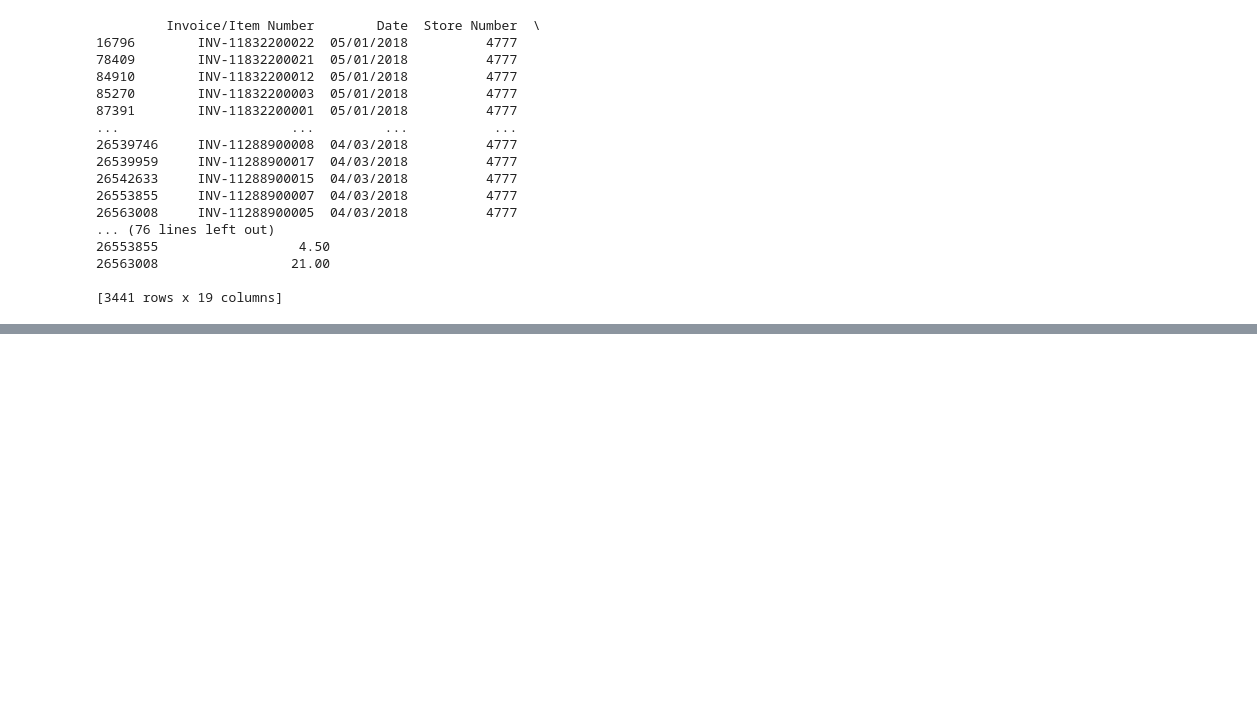
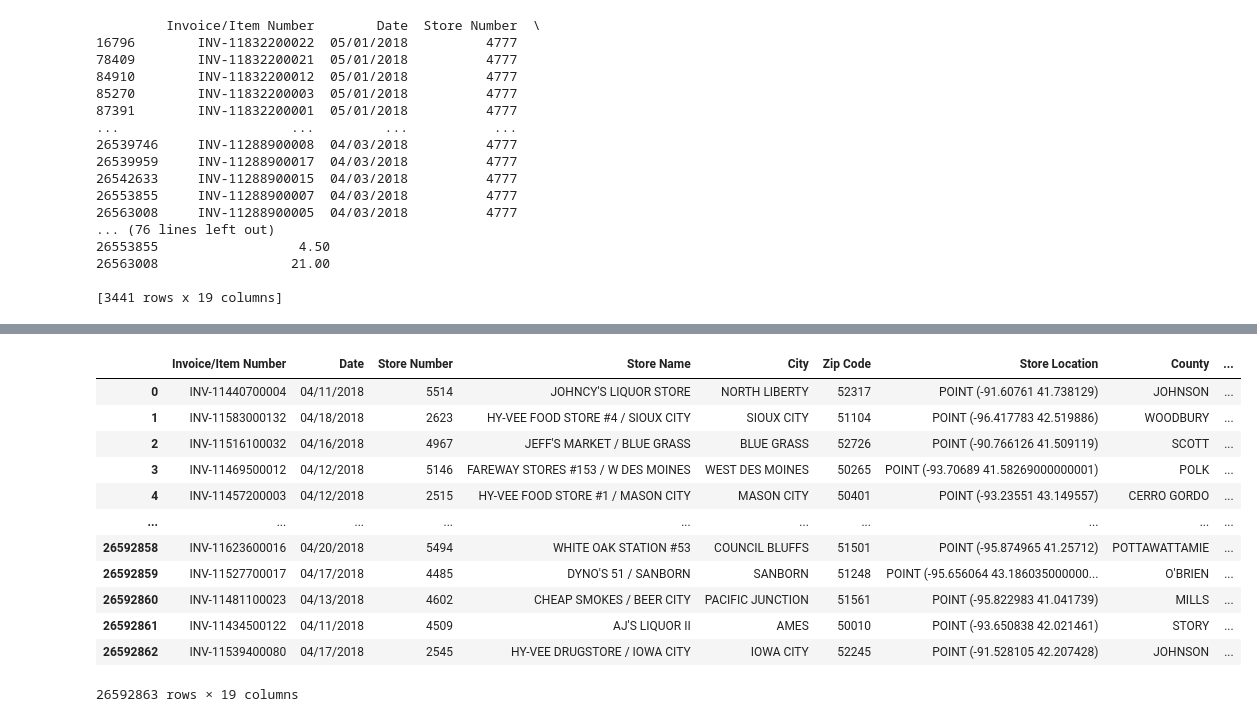
Before and after one commit to antrodtx/Iowa_liquor_Sales, a Jupyter notebook: IOWA_PROJECT.ipynb, the cells around one changed output, grey strips where cells are left out. Drawn from its saved outputs; the diff is of its cells as text; code cells hidden in the pictures; blank space fills up the shorter version.

```diff
--- a/IOWA_PROJECT.ipynb
+++ b/IOWA_PROJECT.ipynb
@@ -364,0 +161,17 @@ NameError: name 'iowa2' is not defined
+# %%
+iowa3 = iowa1
+iowa3
+# %% [output]
+|  | Invoice/Item Number | Date | Store Number | Store Name | City | Zip Code | Store Location | County | ... |
+| 0 | INV-11440700004 | 04/11/2018 | 5514 | JOHNCY'S LIQUOR STORE | NORTH LIBERTY | 52317 | POINT (-91.60761 41.738129) | JOHNSON | ... |
+| 1 | INV-11583000132 | 04/18/2018 | 2623 | HY-VEE FOOD STORE #4 / SIOUX CITY | SIOUX CITY | 51104 | POINT (-96.417783 42.519886) | WOODBURY | ... |
+| 2 | INV-11516100032 | 04/16/2018 | 4967 | JEFF'S MARKET / BLUE GRASS | BLUE GRASS | 52726 | POINT (-90.766126 41.509119) | SCOTT | ... |
+| 3 | INV-11469500012 | 04/12/2018 | 5146 | FAREWAY STORES #153 / W DES MOINES | WEST DES MOINES | 50265 | POINT (-93.70689 41.58269000000001) | POLK | ... |
+| 4 | INV-11457200003 | 04/12/2018 | 2515 | HY-VEE FOOD STORE #1 / MASON CITY | MASON CITY | 50401 | POINT (-93.23551 43.149557) | CERRO GORDO | ... |
+| ... | ... | ... | ... | ... | ... | ... | ... | ... | ... |
+| 26592858 | INV-11623600016 | 04/20/2018 | 5494 | WHITE OAK STATION #53 | COUNCIL BLUFFS | 51501 | POINT (-95.874965 41.25712) | POTTAWATTAMIE | ... |
+| 26592859 | INV-11527700017 | 04/17/2018 | 4485 | DYNO'S 51 / SANBORN | SANBORN | 51248 | POINT (-95.656064 43.186035000000... | O'BRIEN | ... |
+| 26592860 | INV-11481100023 | 04/13/2018 | 4602 | CHEAP SMOKES / BEER CITY | PACIFIC JUNCTION | 51561 | POINT (-95.822983 41.041739) | MILLS | ... |
+| 26592861 | INV-11434500122 | 04/11/2018 | 4509 | AJ'S LIQUOR II | AMES | 50010 | POINT (-93.650838 42.021461) | STORY | ... |
+| 26592862 | INV-11539400080 | 04/17/2018 | 2545 | HY-VEE DRUGSTORE / IOWA CITY | IOWA CITY | 52245 | POINT (-91.528105 42.207428) | JOHNSON | ... |
+26592863 rows × 19 columns
```
Also changed, not shown: parts of 29 cells of this notebook, 1 other file.
